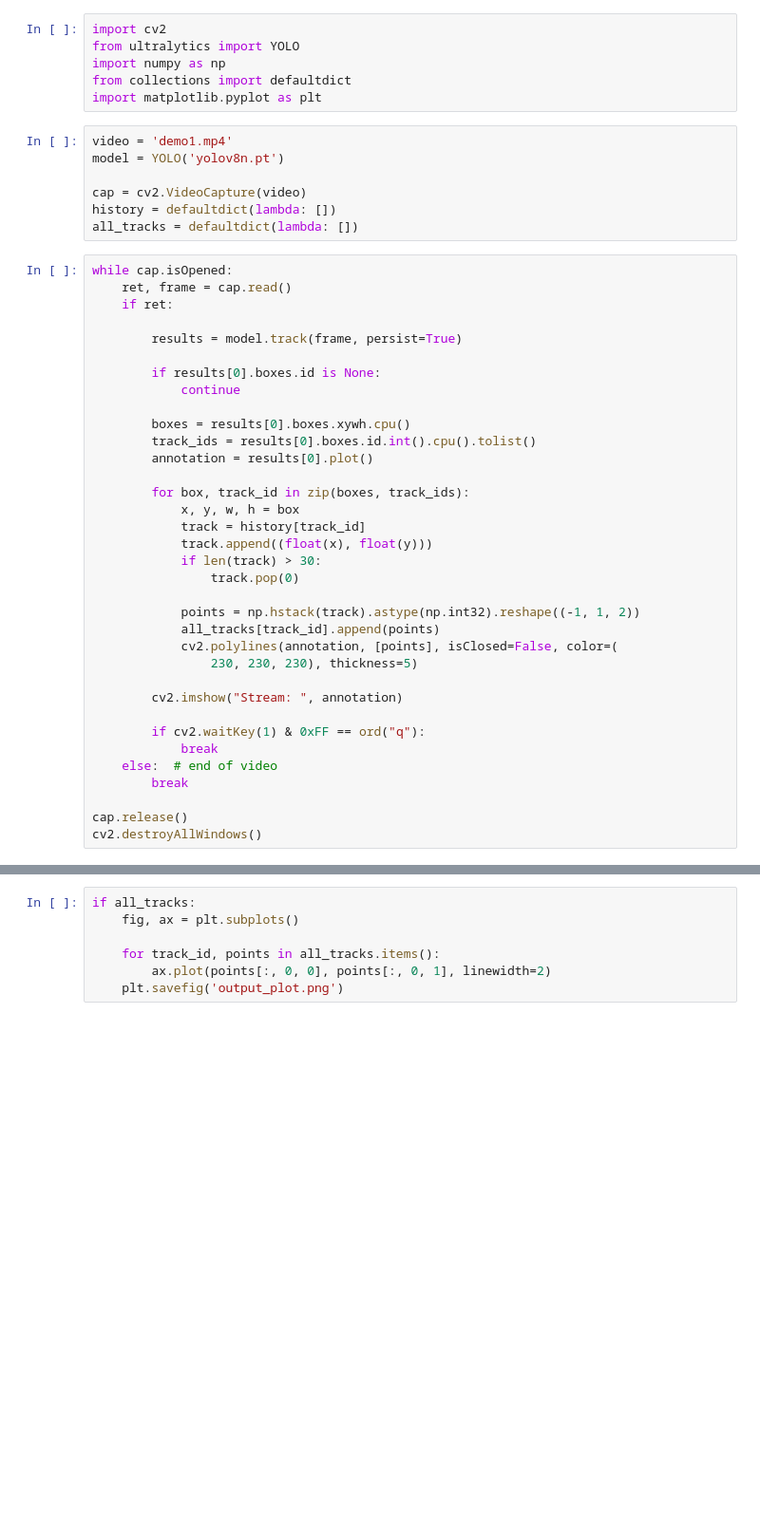
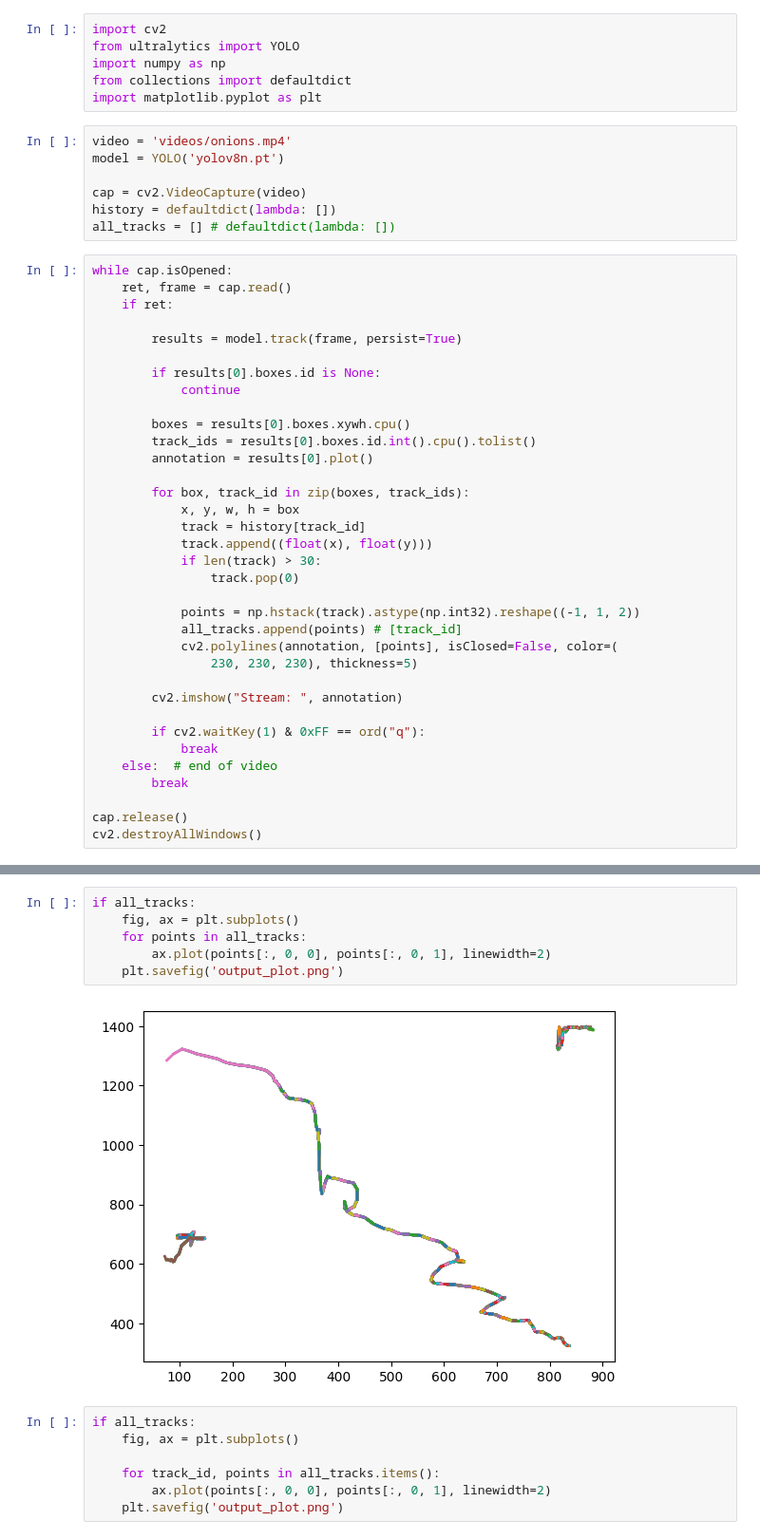
Before and after one commit to michael-han-dev/QHacks2024, a Jupyter notebook: tracking.ipynb, the cells around one changed output, grey strips where cells are left out. Shown at 95% size. Cells and saved outputs as stored; diff of their text form; blank space fills up the shorter version.

Commit message:
Update tracking notebook and video storage

```diff
--- a/tracking.ipynb
+++ b/tracking.ipynb
@@ -5,12 +5,12 @@ import numpy as np
 from collections import defaultdict
 import matplotlib.pyplot as plt
 # %%
-video = 'demo1.mp4'
+video = 'videos/onions.mp4'
 model = YOLO('yolov8n.pt')
 
 cap = cv2.VideoCapture(video)
 history = defaultdict(lambda: [])
-all_tracks = defaultdict(lambda: [])
+all_tracks = [] # defaultdict(lambda: [])
 # %%
 while cap.isOpened:
     ret, frame = cap.read()
@@ -33,7 +33,7 @@ while cap.isOpened:
                 track.pop(0)
 
             points = np.hstack(track).astype(np.int32).reshape((-1, 1, 2))
-            all_tracks[track_id].append(points)
+            all_tracks.append(points) # [track_id]
             cv2.polylines(annotation, [points], isClosed=False, color=(
                 230, 230, 230), thickness=5)
 
@@ -67,3 +67,11 @@ Speed: 4.0ms preprocess, 121.1ms inference, 1.9ms postprocess per image at shape
+# %%
+if all_tracks:
+    fig, ax = plt.subplots()
+    for points in all_tracks:
+        ax.plot(points[:, 0, 0], points[:, 0, 1], linewidth=2)
+    plt.savefig('output_plot.png')
+# %% [output]
+[figure, added]
 # %%
 if all_tracks:
     fig, ax = plt.subplots()
```
Also changed, not shown: parts of 1 cell of this notebook, 4 other files.
